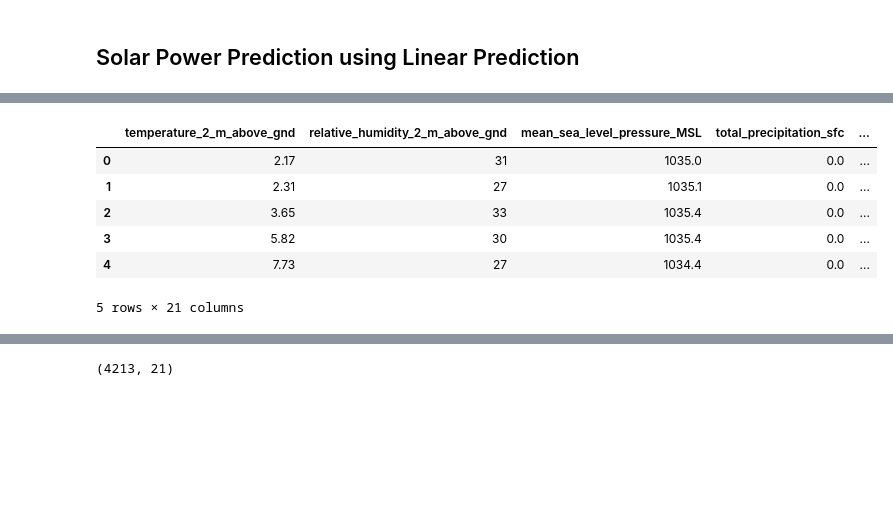
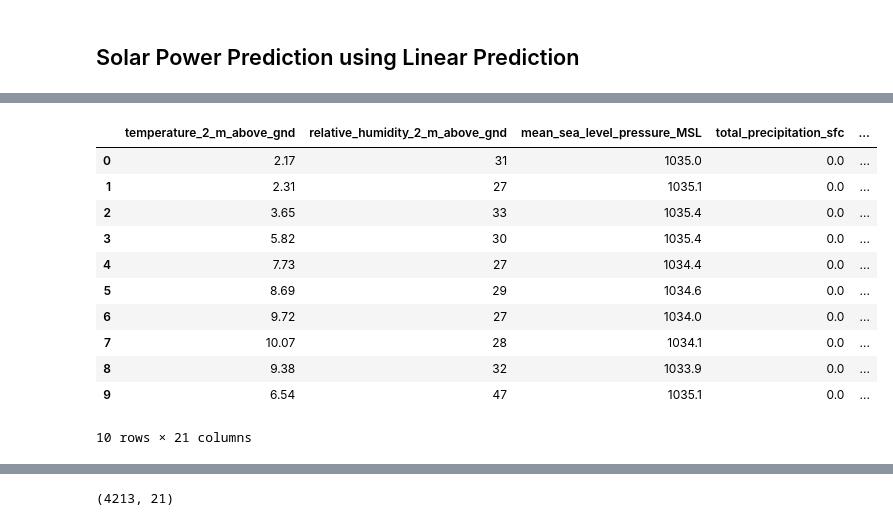
Before and after one commit to Pratap15/Week-1, a Jupyter notebook: Solarpowerprediction2.ipynb, the cells around one changed output, grey strips where cells are left out. Cells and saved outputs as stored; diff of their text form; code cells hidden in the pictures; blank space fills up the shorter version.

```diff
--- a/Solarpowerprediction2.ipynb
+++ b/Solarpowerprediction2.ipynb
@@ -33,18 +31,23 @@ Note: you may need to restart the kernel to use updated packages.
 # %%
 # Load the dataset
 
 df = pd.read_csv('C:/Users/arika/OneDrive/Desktop/Solar Power Prediction/data.csv')
 # Display the first 5 rows of the dataset
 
-df.head()
+df.head(10)
 # %% [output]
 |  | temperature_2_m_above_gnd | relative_humidity_2_m_above_gnd | mean_sea_level_pressure_MSL | total_precipitation_sfc | ... |
 | 0 | 2.17 | 31 | 1035.0 | 0.0 | ... |
 | 1 | 2.31 | 27 | 1035.1 | 0.0 | ... |
 | 2 | 3.65 | 33 | 1035.4 | 0.0 | ... |
 | 3 | 5.82 | 30 | 1035.4 | 0.0 | ... |
 | 4 | 7.73 | 27 | 1034.4 | 0.0 | ... |
+| 5 | 8.69 | 29 | 1034.6 | 0.0 | ... |
+| 6 | 9.72 | 27 | 1034.0 | 0.0 | ... |
+| 7 | 10.07 | 28 | 1034.1 | 0.0 | ... |
+| 8 | 9.38 | 32 | 1033.9 | 0.0 | ... |
+| 9 | 6.54 | 47 | 1035.1 | 0.0 | ... |
-5 rows × 21 columns
+10 rows × 21 columns
 # %%
 # Last 5 rows of the dataset
 
```
Also changed, not shown: parts of 11 cells of this notebook.
